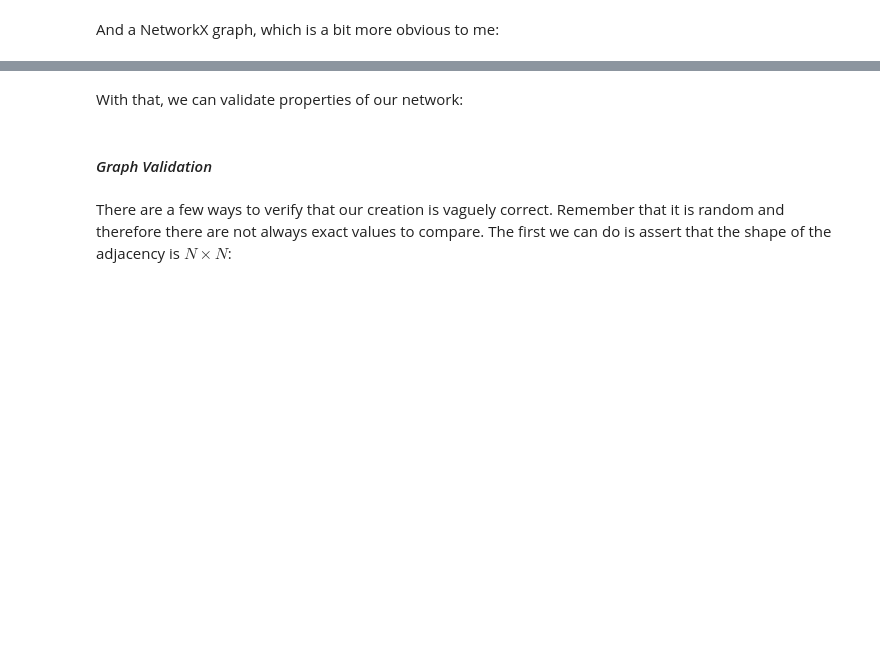
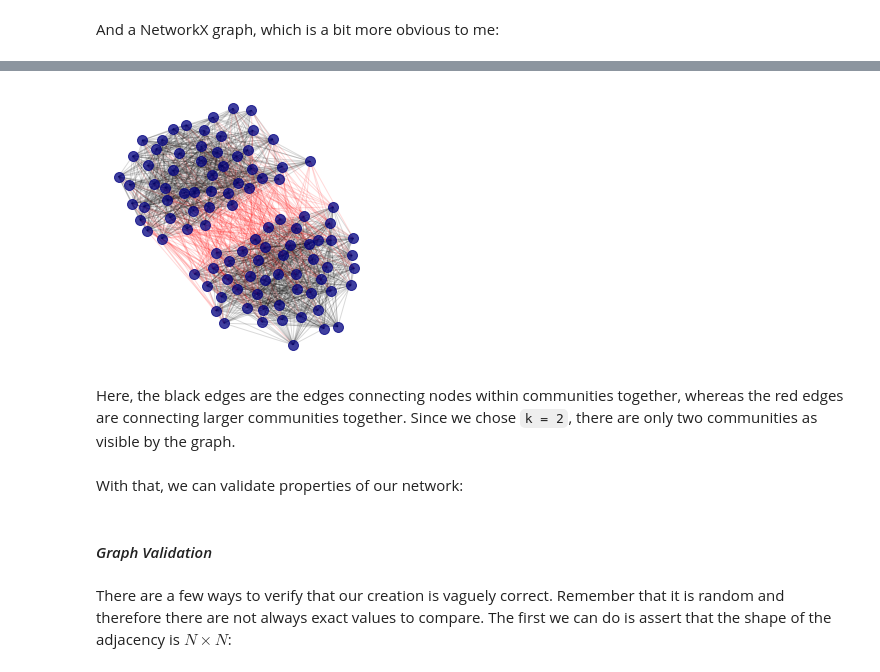
Before and after one commit to ubsuny/MC_RandomNetworks-RaspiZero, a Jupyter notebook: network_analysis.ipynb, the cells around one changed output, grey strips where cells are left out. Saved outputs shown, nothing was run; the diff lists cells and outputs as text; code cells hidden in the pictures; blank space fills up the shorter version.

Commit message:
final SBM analysis
final SBM analysis, for now.  if there's more time, I'll add to it.

```diff
--- a/network_analysis.ipynb
+++ b/network_analysis.ipynb
@@ -48,3 +63,9 @@ fig, ax = G.plot_networkx()
+# %%
+fig, ax = G_sbm.plot_networkx(edge_color = edge_colors)
+# %% [output]
+[figure, added]
+# %% [markdown]
+Here, the black edges are the edges connecting nodes within communities together, whereas the red edges are connecting larger communities together.  Since we chose `k = 2`, there are only two communities as visible by the graph.
 # %% [markdown]
 With that, we can validate properties of our network:
 # %% [markdown]
```
Also changed, not shown: parts of 13 cells of this notebook.
